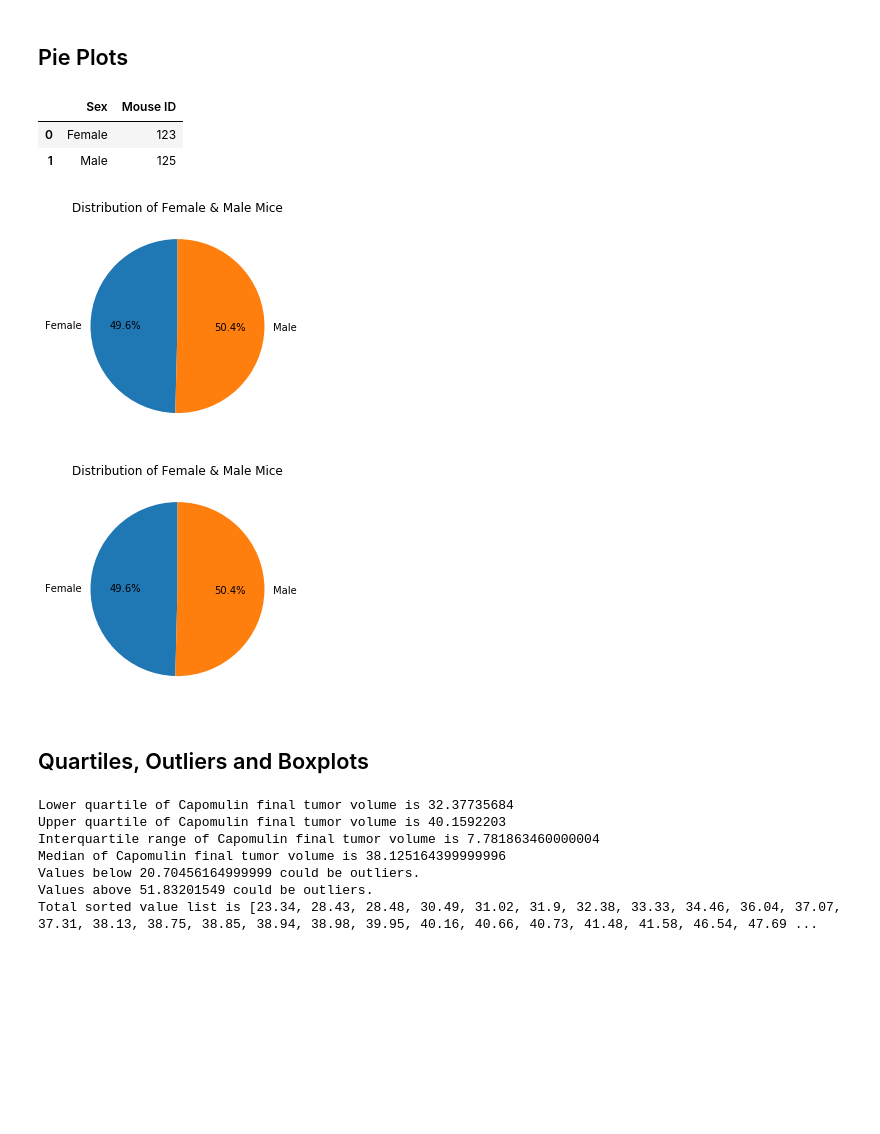
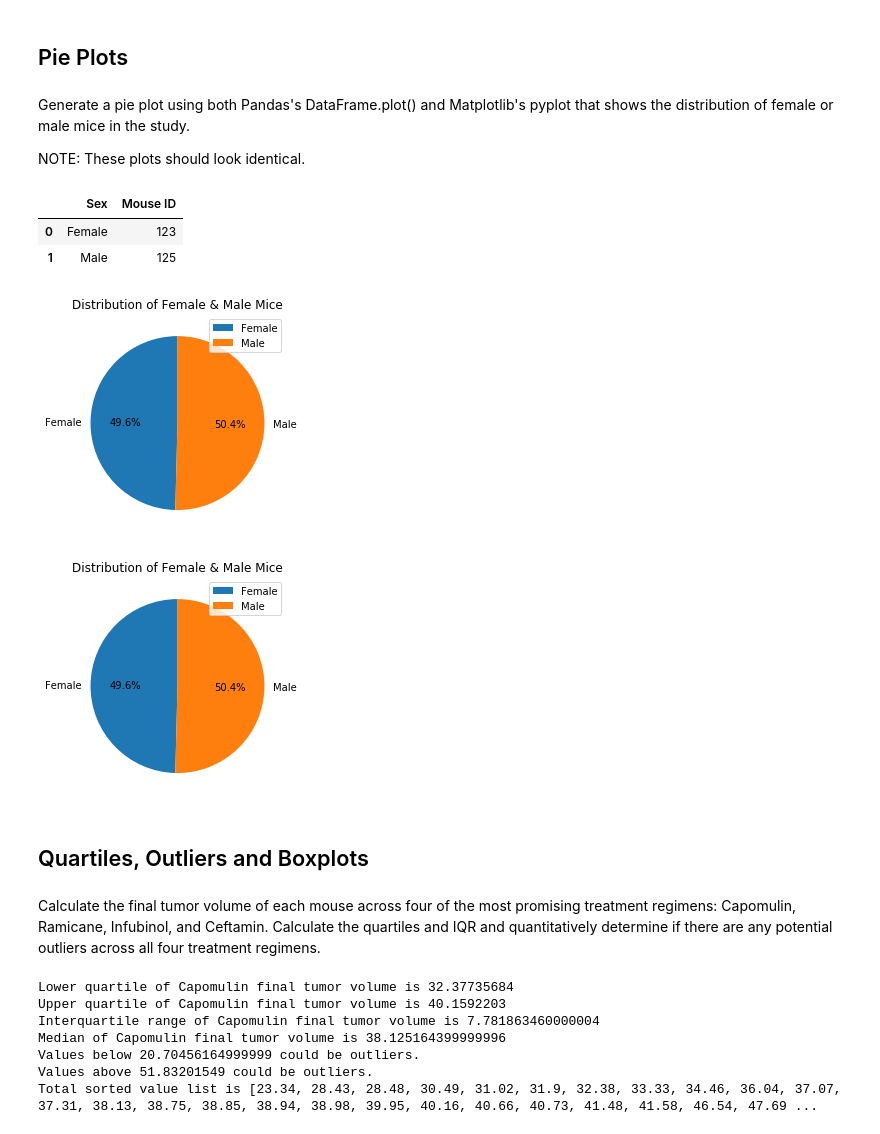
Before and after one commit to tamaranxu/matplotlib_challenge, a Jupyter notebook: pymaceuticals.ipynb, the cells around one changed output. Drawn from its saved outputs; the diff is of its cells as text; code cells hidden in the pictures; blank space fills up the shorter version.

```diff
--- a/pymaceuticals.ipynb
+++ b/pymaceuticals.ipynb
@@ -373,6 +390,10 @@ plt.show()
 [figure]
 # %% [markdown]
 ## Pie Plots
+# %% [markdown]
+Generate a pie plot using both Pandas's DataFrame.plot() and Matplotlib's pyplot that shows the distribution of female or male mice in the study.
+
+NOTE: These plots should look identical.
 # %%
 # Create df with information to be plotted
 grp_sex = clean_study_data.loc[clean_study_data["Timepoint"] == 0]
@@ -387,21 +408,25 @@ grp_sex
 # %%
 # Generate a pie plot showing the distribution of female versus male mice using pandas
 grp_sex.plot(kind="pie", y="Mouse ID", title=("Distribution of Female & Male Mice"), labels=grp_sex["Sex"], autopct="%1.1f%%", startangle=90, legend=None)
 plt.ylabel('')
+plt.legend()
 
 plt.show()
 # %% [output]
-[figure, old version]
+[figure, new version]
 # %%
 # Generate a pie plot showing the distribution of female versus male mice using pyplot
 plt.pie(grp_sex["Mouse ID"], labels=grp_sex["Sex"], autopct="%1.1f%%", startangle=90)
 plt.title("Distribution of Female & Male Mice")
+plt.legend()
 
 plt.show()
 # %% [output]
-[figure, old version]
+[figure, new version]
 # %% [markdown]
 ## Quartiles, Outliers and Boxplots
+# %% [markdown]
+Calculate the final tumor volume of each mouse across four of the most promising treatment regimens: Capomulin, Ramicane, Infubinol, and Ceftamin. Calculate the quartiles and IQR and quantitatively determine if there are any potential outliers across all four treatment regimens.
 # %%
 # Calculate the final tumor volume of each mouse across four of the most promising treatment regimens (indicated as Capomulin, Ramicane, Infubinol and Ceftamin on homework instructions).
 # Calculate the IQR and quantitatively determine if there are any potential outliers.
```
Also changed, not shown: parts of 18 cells of this notebook.
